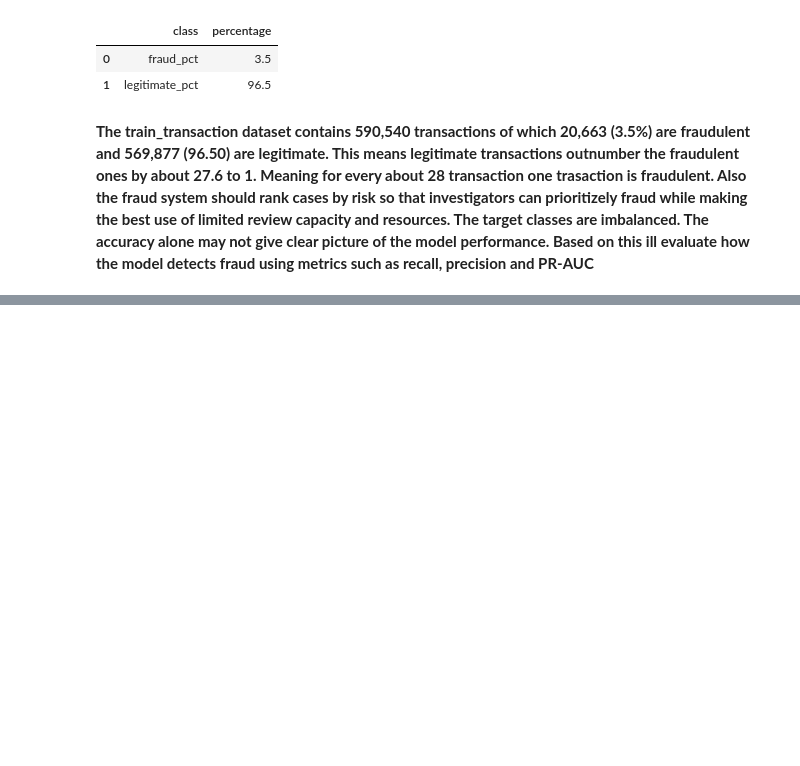
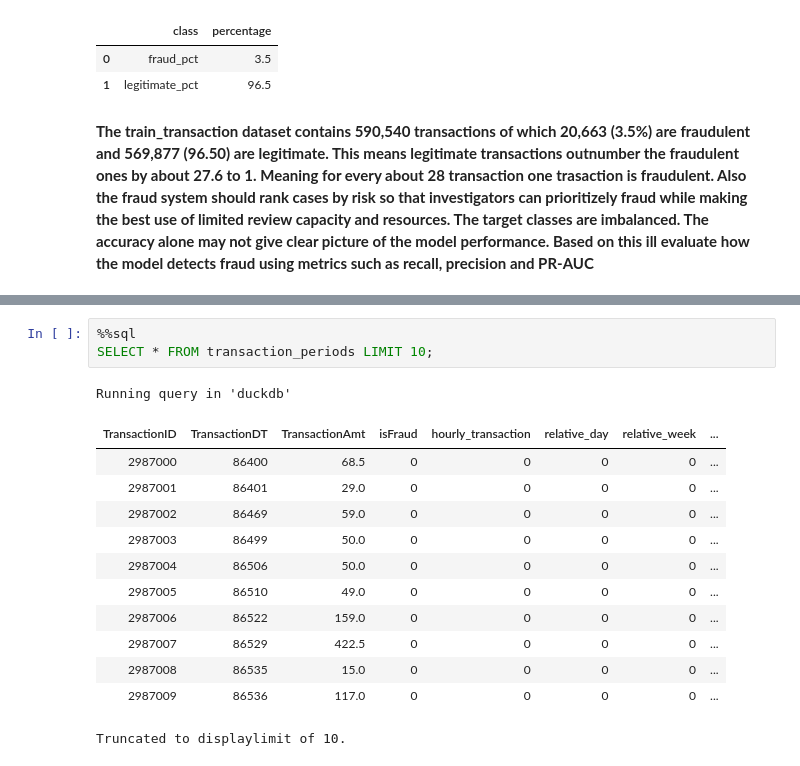
Before and after one commit to Vincent-kiptoo/IEEE-CIS-Fraud-Prioritization, a Jupyter notebook: notebooks/02_exploratory_data_analysis.ipynb, the cells around one changed output, grey strips where cells are left out. Cells and saved outputs as stored; diff of their text form; blank space fills up the shorter version.

```diff
--- a/notebooks/02_exploratory_data_analysis.ipynb
+++ b/notebooks/02_exploratory_data_analysis.ipynb
@@ -148,0 +169,17 @@ fraud_distribution
+# %%
+%%sql
+SELECT * FROM transaction_periods LIMIT 10;
+# %% [output]
+Running query in 'duckdb'
+| TransactionID | TransactionDT | TransactionAmt | isFraud | hourly_transaction | relative_day | relative_week | ... |
+| 2987000 | 86400 | 68.5 | 0 | 0 | 0 | 0 | ... |
+| 2987001 | 86401 | 29.0 | 0 | 0 | 0 | 0 | ... |
+| 2987002 | 86469 | 59.0 | 0 | 0 | 0 | 0 | ... |
+| 2987003 | 86499 | 50.0 | 0 | 0 | 0 | 0 | ... |
+| 2987004 | 86506 | 50.0 | 0 | 0 | 0 | 0 | ... |
+| 2987005 | 86510 | 49.0 | 0 | 0 | 0 | 0 | ... |
+| 2987006 | 86522 | 159.0 | 0 | 0 | 0 | 0 | ... |
+| 2987007 | 86529 | 422.5 | 0 | 0 | 0 | 0 | ... |
+| 2987008 | 86535 | 15.0 | 0 | 0 | 0 | 0 | ... |
+| 2987009 | 86536 | 117.0 | 0 | 0 | 0 | 0 | ... |
+Truncated to displaylimit of 10.
```
Also changed, not shown: parts of 7 cells of this notebook.
